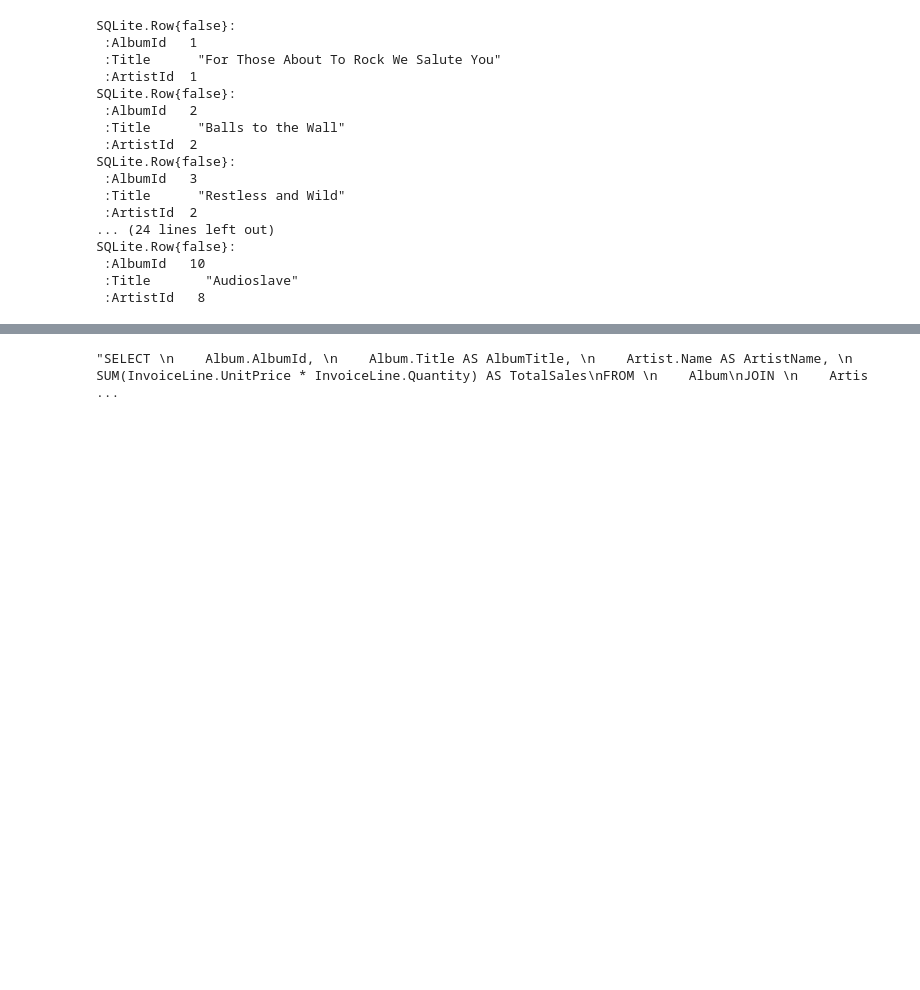
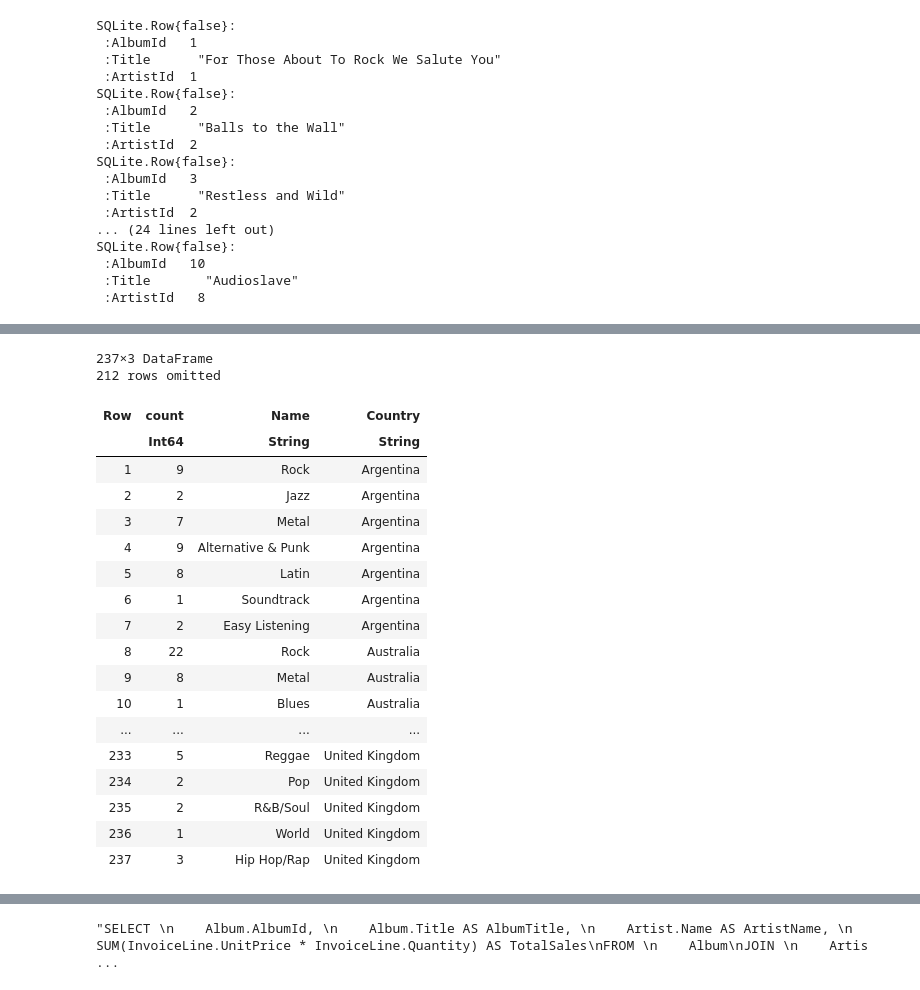
Before and after one commit to mantzaris/JuliaLang_Yeah_Yeah_Yeah, a Jupyter notebook: 06DataBase/Chinook.ipynb, the cells around one changed output, grey strips where cells are left out. Drawn from its saved outputs; the diff is of its cells as text; code cells hidden in the pictures; blank space fills up the shorter version.

```diff
--- a/06DataBase/Chinook.ipynb
+++ b/06DataBase/Chinook.ipynb
@@ -69,0 +241,35 @@ df = DataFrame(result)
+# %%
+#Genre.Name, Genre.GenreId, Track.GenreId, InvoiceLine.trackId, invoInvoiceLineInvoiceLineInvoiceLineInvoiceLineInvoiceLineice.invoiceId, Customer.CustomerId, Customer.Country
+result = DBInterface.execute(db,
+    "SELECT count(Genre.Name) as count, Genre.Name  , Customer.Country
+    FROM Customer
+    JOIN invoice ON customer.customerId = invoice.customerId
+    JOIN InvoiceLine ON invoice.invoiceId = InvoiceLine.invoiceId
+    JOIN Track ON Track.TrackId = InvoiceLine.TrackId
+    JOIN Genre ON Genre.GenreId = Track.GenreId
+    GROUP BY Country, Genre.GenreId;
+
+    ")
+
+result_df = DataFrame(result)
+# %% [output]
+237×3 DataFrame
+212 rows omitted
+| Row | count | Name | Country |
+|  | Int64 | String | String |
+| 1 | 9 | Rock | Argentina |
+| 2 | 2 | Jazz | Argentina |
+| 3 | 7 | Metal | Argentina |
+| 4 | 9 | Alternative & Punk | Argentina |
+| 5 | 8 | Latin | Argentina |
+| 6 | 1 | Soundtrack | Argentina |
+| 7 | 2 | Easy Listening | Argentina |
+| 8 | 22 | Rock | Australia |
+| 9 | 8 | Metal | Australia |
+| 10 | 1 | Blues | Australia |
+| ... | ... | ... | ... |
+| 233 | 5 | Reggae | United Kingdom |
+| 234 | 2 | Pop | United Kingdom |
+| 235 | 2 | R&B/Soul | United Kingdom |
+| 236 | 1 | World | United Kingdom |
+| 237 | 3 | Hip Hop/Rap | United Kingdom |
```
Also changed, not shown: parts of 14 cells of this notebook, 1 other file.
